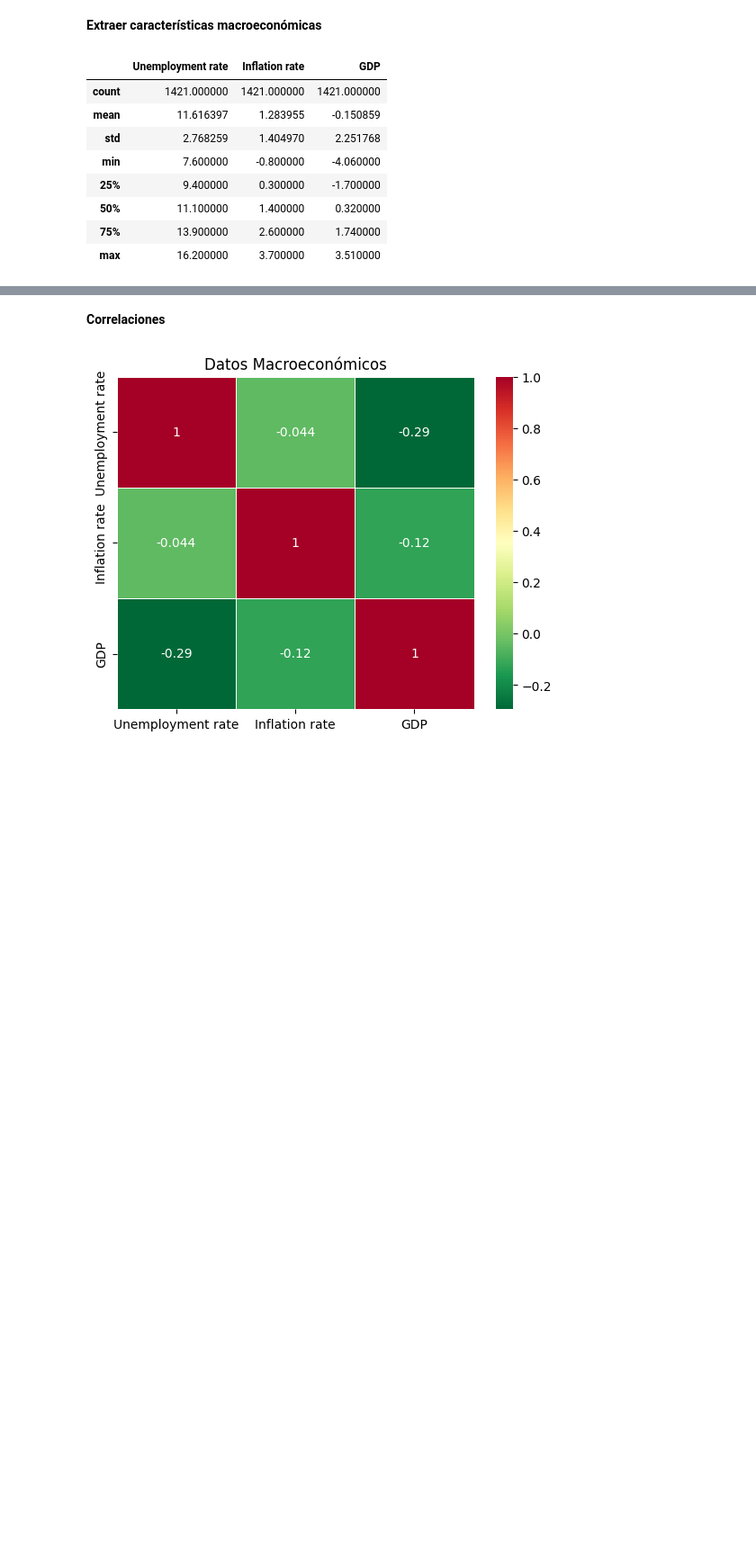
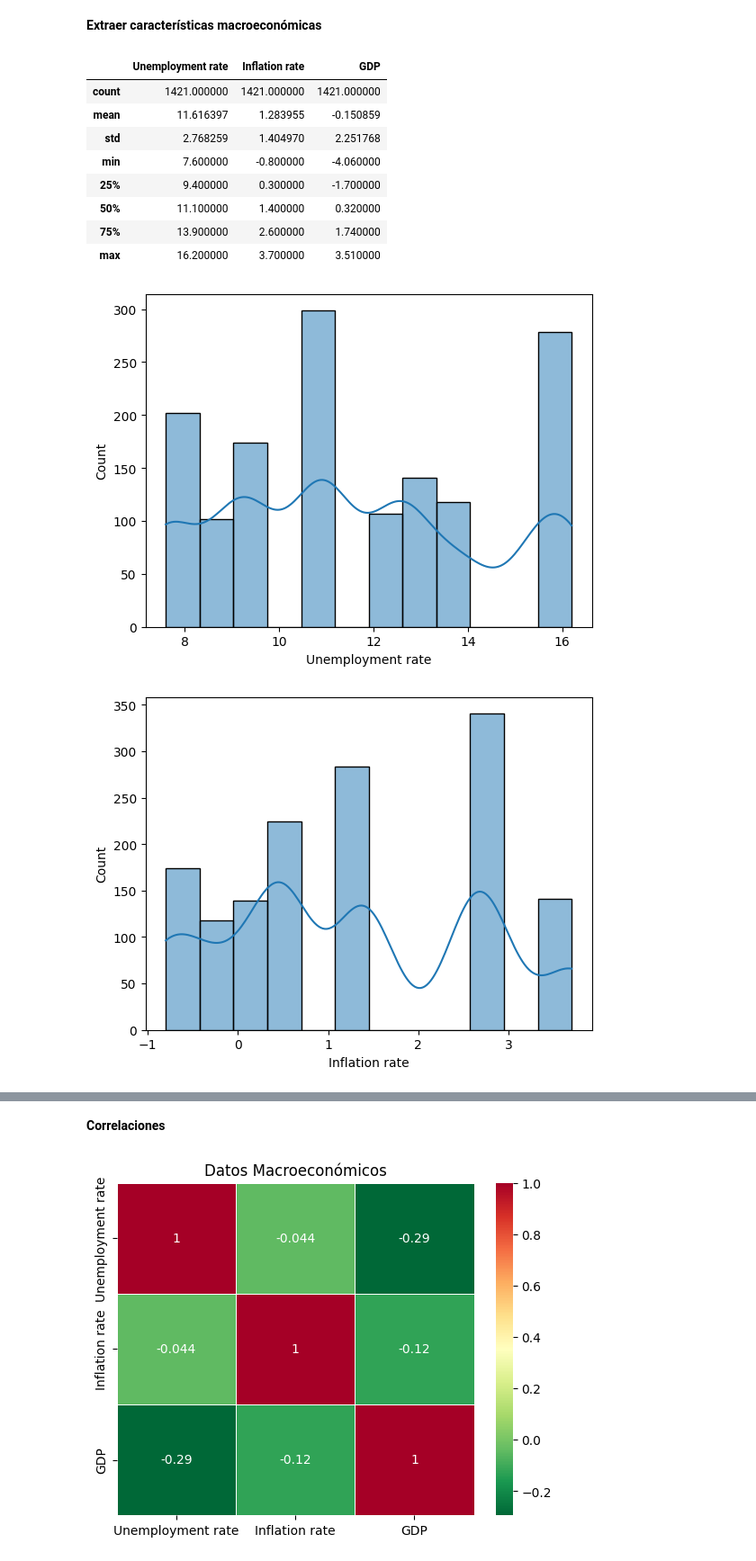
Before and after one commit to jarodriguezf/Student_Analysis, a Jupyter notebook: analysis_dropout/macroeconomics.ipynb, the cells around one changed output, grey strips where cells are left out. Shown at 90% size. Cells and saved outputs as stored; diff of their text form; code cells hidden in the pictures; blank space fills up the shorter version.

```diff
--- a/analysis_dropout/macroeconomics.ipynb
+++ b/analysis_dropout/macroeconomics.ipynb
@@ -39,3 +39,10 @@ macroeconomics_features.describe()
 | 50% | 11.100000 | 1.400000 | 0.320000 |
 | 75% | 13.900000 | 2.600000 | 1.740000 |
 | max | 16.200000 | 3.700000 | 3.510000 |
+# %%
+for i in macroeconomics_features.columns:
+    sns.histplot(data=macroeconomics_features, x=i, kde=True)
+    plt.show()
+# %% [output]
+[figure, added]
+[figure, added]
```
Also changed, not shown: parts of 2 cells of this notebook.
